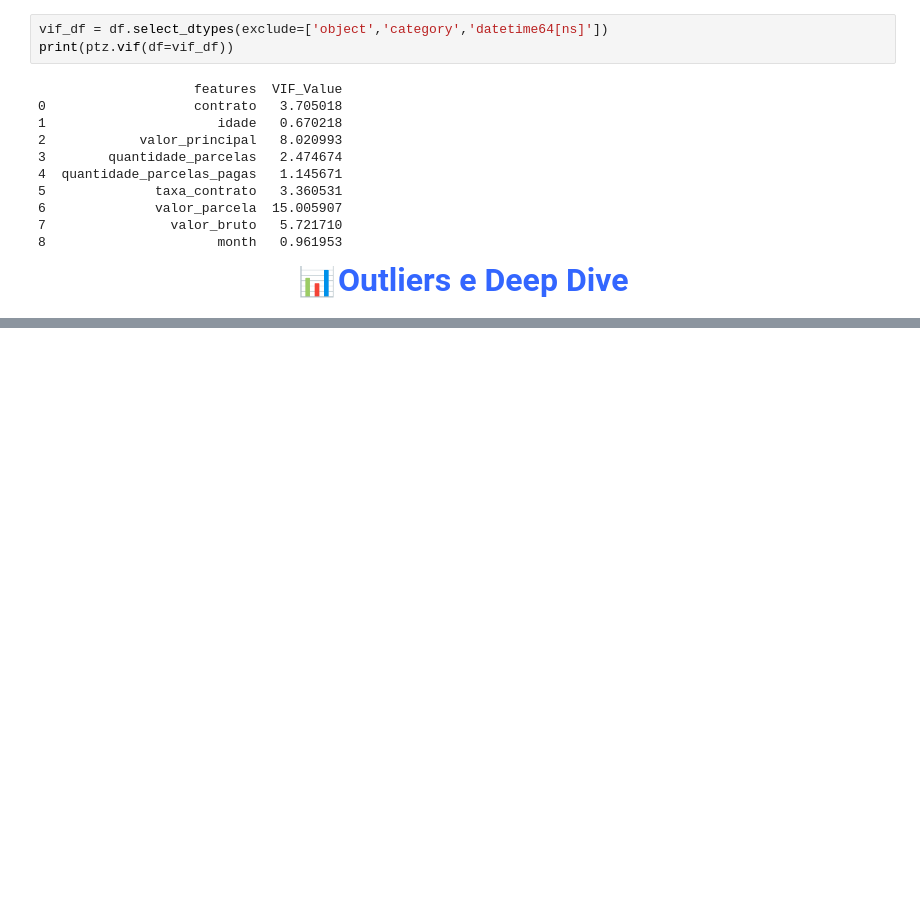
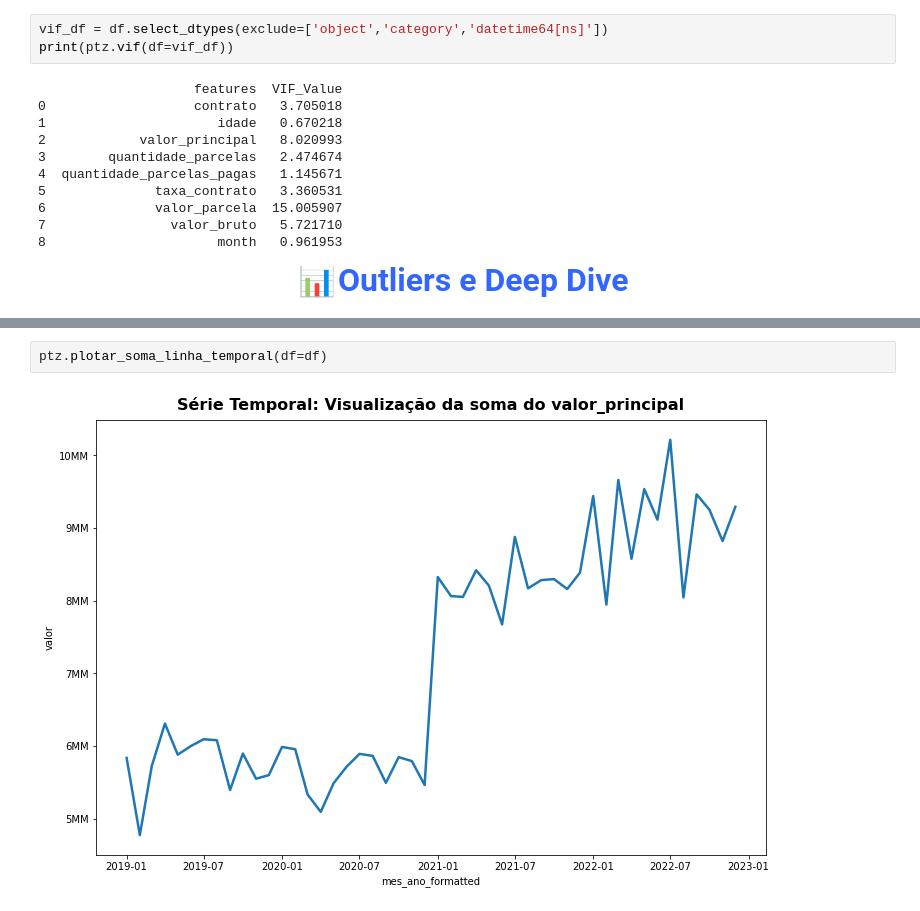
Before and after one commit to viniciusnicoleli/Loans_analysis, a Jupyter notebook: src/analise_exp.ipynb, the cells around one changed output, grey strips where cells are left out. Saved outputs shown, nothing was run; the diff lists cells and outputs as text; blank space fills up the shorter version.

```diff
--- a/src/analise_exp.ipynb
+++ b/src/analise_exp.ipynb
@@ -212,0 +205,4 @@ month
+# %%
+ptz.plotar_soma_linha_temporal(df=df)
+# %% [output]
+[figure, added]
```
Also changed, not shown: parts of 17 cells of this notebook, 2 other files.
